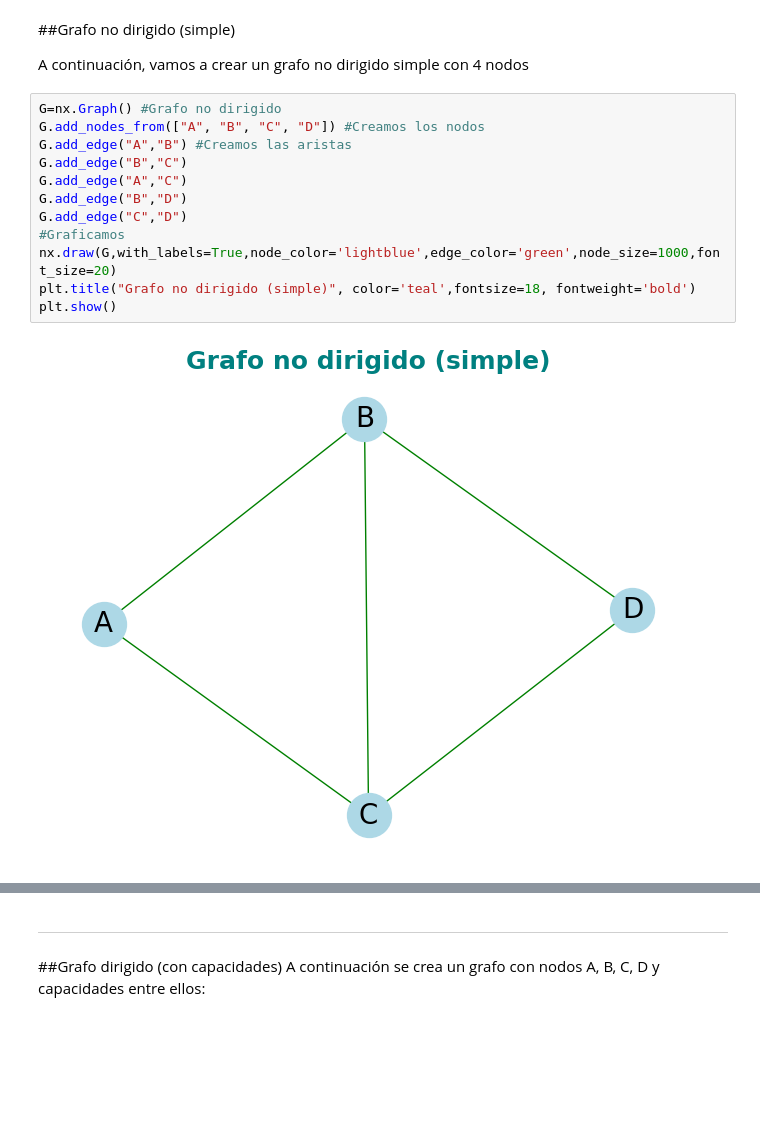
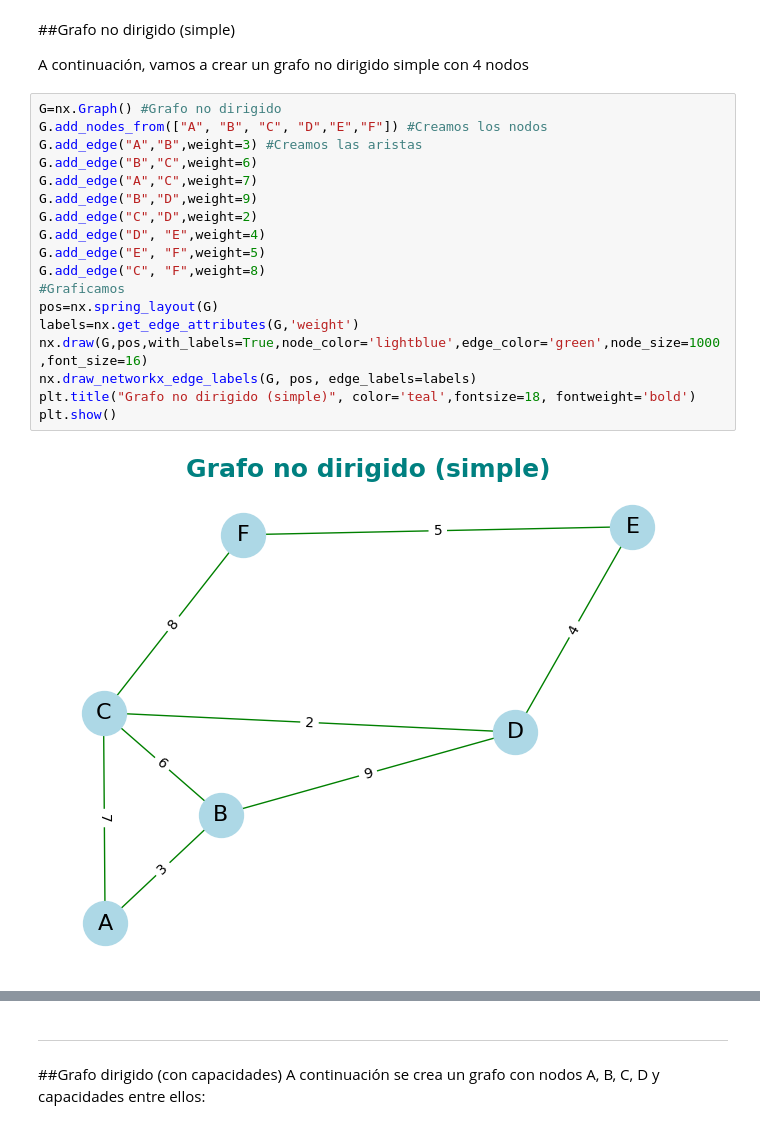
Before and after one commit to BrendaGuadalupeVazquez/INVESTIGACI-N-DE-OPERACIONES, a Jupyter notebook: TutorialNetworkx.ipynb, the cells around one changed output, grey strips where cells are left out. Saved outputs shown, nothing was run; the diff lists cells and outputs as text; blank space fills up the shorter version.

```diff
--- a/TutorialNetworkx.ipynb
+++ b/TutorialNetworkx.ipynb
@@ -42,15 +42,21 @@ Hay dos tipos principales de grafos:
 A continuación, vamos a crear un grafo no dirigido simple con 4 nodos
 # %%
 G=nx.Graph() #Grafo no dirigido
-G.add_nodes_from(["A", "B", "C", "D"]) #Creamos los nodos
-G.add_edge("A","B") #Creamos las aristas
-G.add_edge("B","C")
-G.add_edge("A","C")
-G.add_edge("B","D")
-G.add_edge("C","D")
+G.add_nodes_from(["A", "B", "C", "D","E","F"]) #Creamos los nodos
+G.add_edge("A","B",weight=3) #Creamos las aristas
+G.add_edge("B","C",weight=6)
+G.add_edge("A","C",weight=7)
+G.add_edge("B","D",weight=9)
+G.add_edge("C","D",weight=2)
+G.add_edge("D", "E",weight=4)
+G.add_edge("E", "F",weight=5)
+G.add_edge("C", "F",weight=8)
 #Graficamos
-nx.draw(G,with_labels=True,node_color='lightblue',edge_color='green',node_size=1000,font_size=20)
+pos=nx.spring_layout(G)
+labels=nx.get_edge_attributes(G,'weight')
+nx.draw(G,pos,with_labels=True,node_color='lightblue',edge_color='green',node_size=1000,font_size=16)
+nx.draw_networkx_edge_labels(G, pos, edge_labels=labels)
 plt.title("Grafo no dirigido (simple)", color='teal',fontsize=18, fontweight='bold')
 plt.show()
 # %% [output]
-[figure, old version]
+[figure, new version]
```
Also changed, not shown: parts of 8 cells of this notebook.
